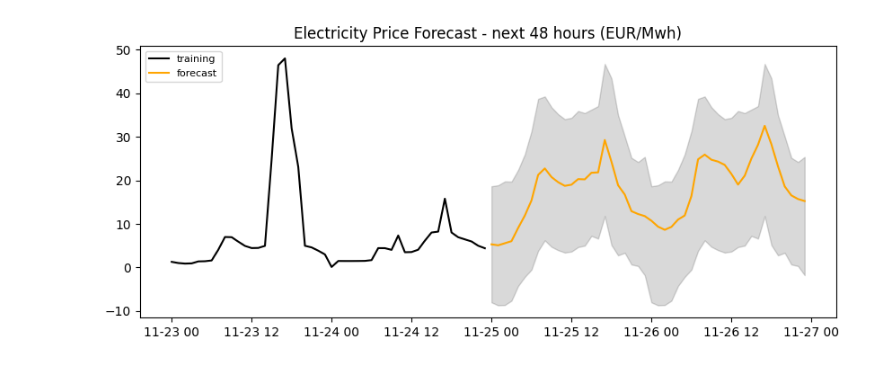
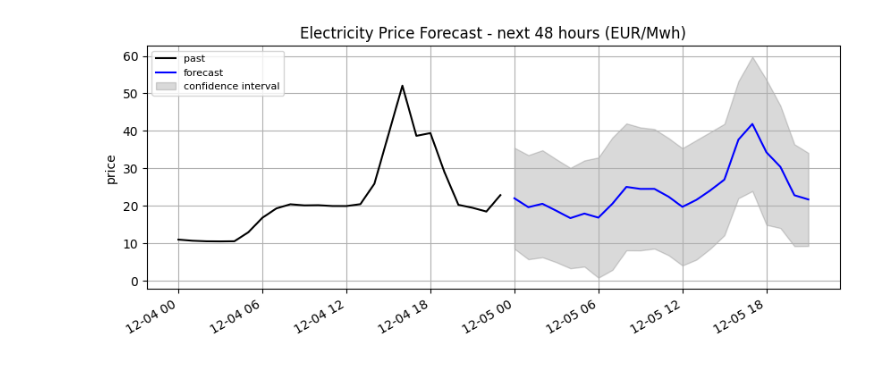
Before and after one commit to Guli-Y/ElectricityPricePredictor, a Jupyter notebook: notebooks/test_guli.ipynb, the cells around one changed output. Drawn from its saved outputs; the diff is of its cells as text; code cells hidden in the pictures.

```diff
--- a/notebooks/test_guli.ipynb
+++ b/notebooks/test_guli.ipynb
@@ -51,4 +50,7 @@ plot_sarima_forecast()
-# %%
-plot_sarima_forecast_48()
-# %% [output]
-[figure, removed]
+# %%
+forecast, past = sarimax_forecast_24()
+# %%
+# plot forecast
+plot_forecast(forecast.price, past, forecast.lower, forecast.upper)
+# %% [output]
+[figure, added]
```
Also changed, not shown: parts of 12 cells of this notebook, 1 other file.
